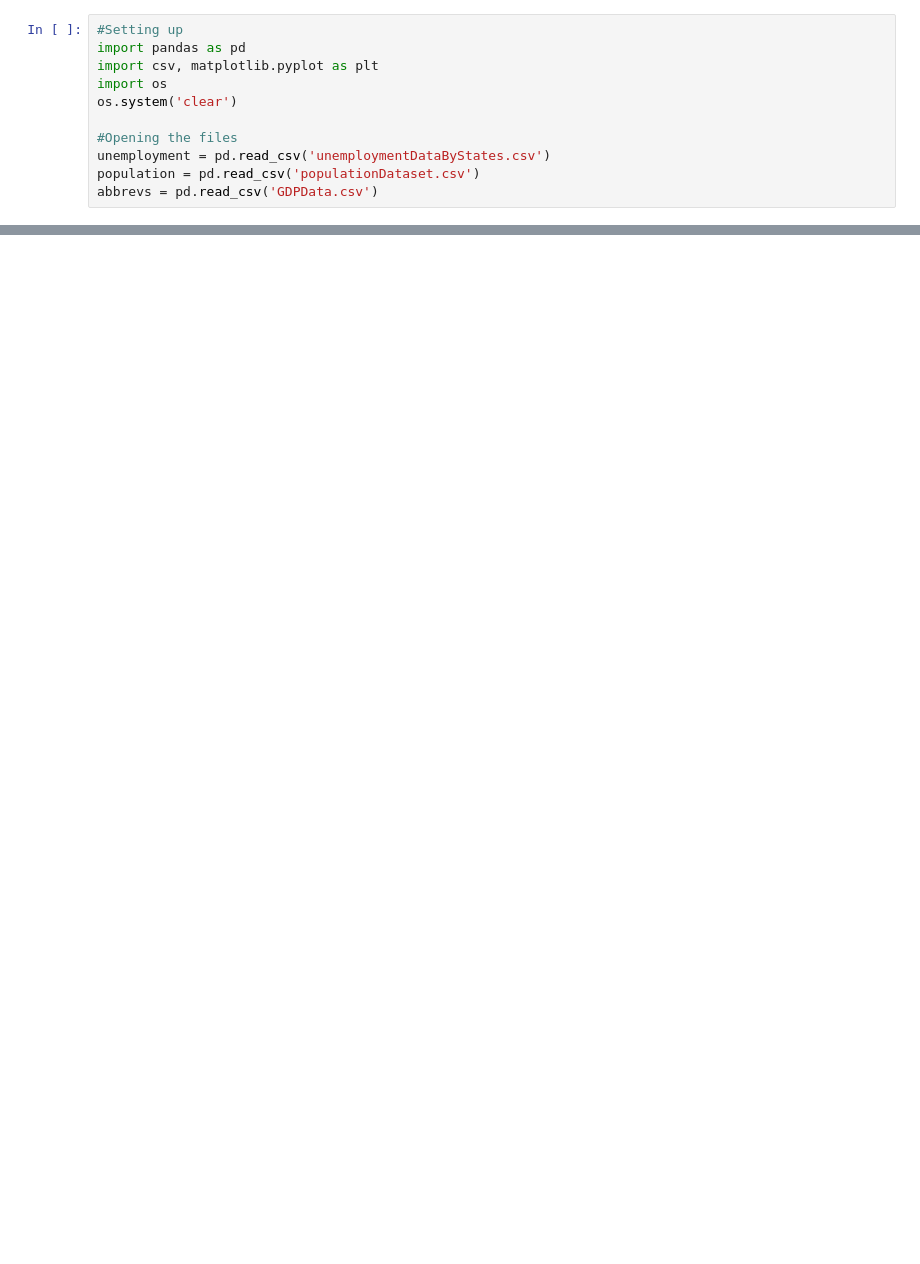
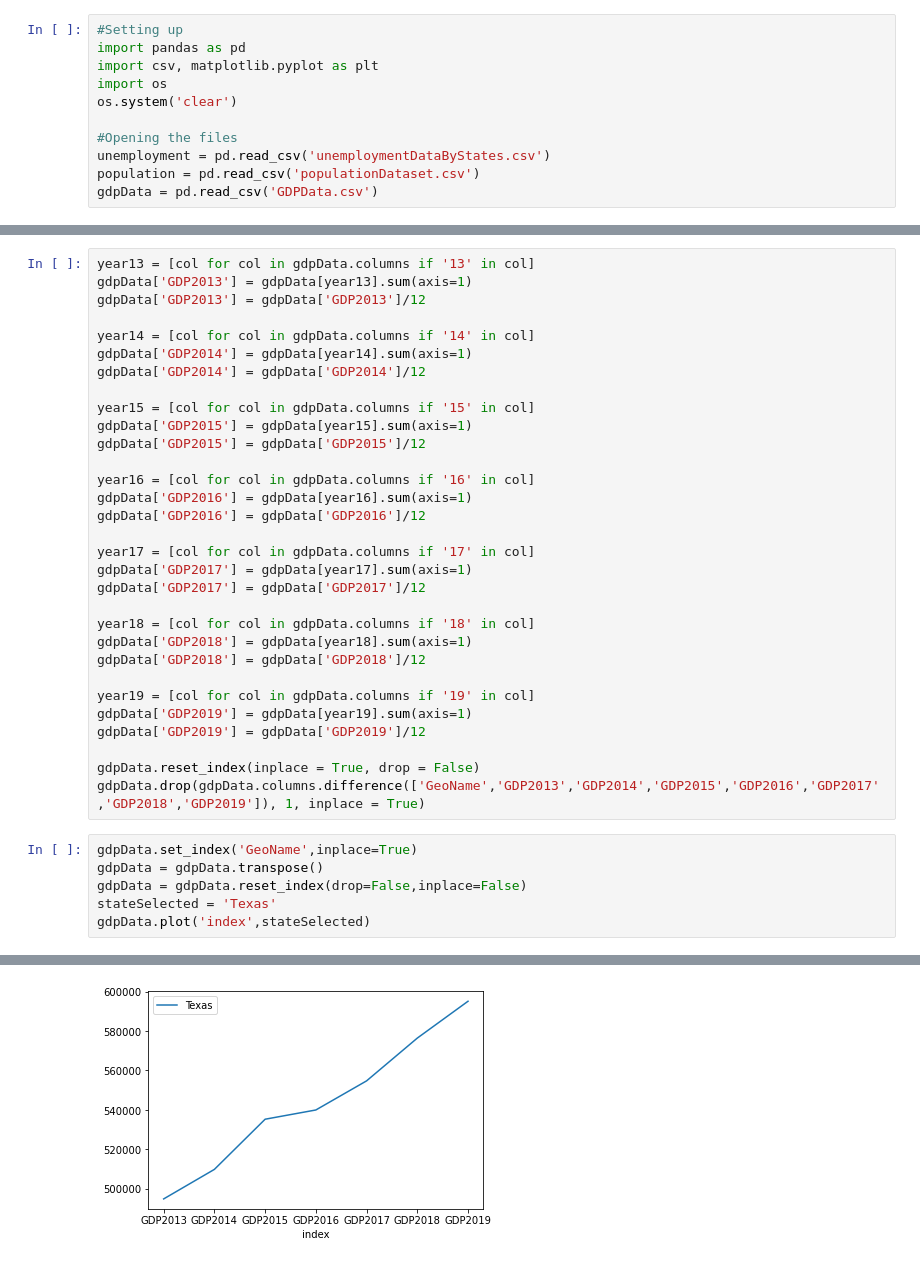
Before and after one commit to aariandhanani/AarianDhananiDataScience, a Jupyter notebook: finalProject.ipynb, the cells around one changed output, grey strips where cells are left out. Cells and saved outputs as stored; diff of their text form; blank space fills up the shorter version.

```diff
--- a/finalProject.ipynb
+++ b/finalProject.ipynb
@@ -8,4 +8,4 @@ os.system('clear')
 #Opening the files
 unemployment = pd.read_csv('unemploymentDataByStates.csv')
 population = pd.read_csv('populationDataset.csv')
-abbrevs = pd.read_csv('GDPData.csv')
+gdpData = pd.read_csv('GDPData.csv')
@@ -11,0 +54,38 @@ abbrevs = pd.read_csv('GDPData.csv')
+# %%
+year13 = [col for col in gdpData.columns if '13' in col]
+gdpData['GDP2013'] = gdpData[year13].sum(axis=1)
+gdpData['GDP2013'] = gdpData['GDP2013']/12
+
+year14 = [col for col in gdpData.columns if '14' in col]
+gdpData['GDP2014'] = gdpData[year14].sum(axis=1)
+gdpData['GDP2014'] = gdpData['GDP2014']/12
+
+year15 = [col for col in gdpData.columns if '15' in col]
+gdpData['GDP2015'] = gdpData[year15].sum(axis=1)
+gdpData['GDP2015'] = gdpData['GDP2015']/12
+
+year16 = [col for col in gdpData.columns if '16' in col]
+gdpData['GDP2016'] = gdpData[year16].sum(axis=1)
+gdpData['GDP2016'] = gdpData['GDP2016']/12
+
+year17 = [col for col in gdpData.columns if '17' in col]
+gdpData['GDP2017'] = gdpData[year17].sum(axis=1)
+gdpData['GDP2017'] = gdpData['GDP2017']/12
+
+year18 = [col for col in gdpData.columns if '18' in col]
+gdpData['GDP2018'] = gdpData[year18].sum(axis=1)
+gdpData['GDP2018'] = gdpData['GDP2018']/12
+
+year19 = [col for col in gdpData.columns if '19' in col]
+gdpData['GDP2019'] = gdpData[year19].sum(axis=1)
+gdpData['GDP2019'] = gdpData['GDP2019']/12
+
+gdpData.reset_index(inplace = True, drop = False)
+gdpData.drop(gdpData.columns.difference(['GeoName','GDP2013','GDP2014','GDP2015','GDP2016','GDP2017','GDP2018','GDP2019']), 1, inplace = True)
+# %%
+gdpData.set_index('GeoName',inplace=True)
+gdpData = gdpData.transpose()
+gdpData = gdpData.reset_index(drop=False,inplace=False)
+stateSelected = 'Texas'
+gdpData.plot('index',stateSelected)
+# %% [output]
@@ -12,3 +93,4 @@ abbrevs = pd.read_csv('GDPData.csv')
+[figure, added]
 # %%
 #Delete columns
 del population['SUMLEV']
```
Also changed, not shown: parts of 7 cells of this notebook, 2 other files.
